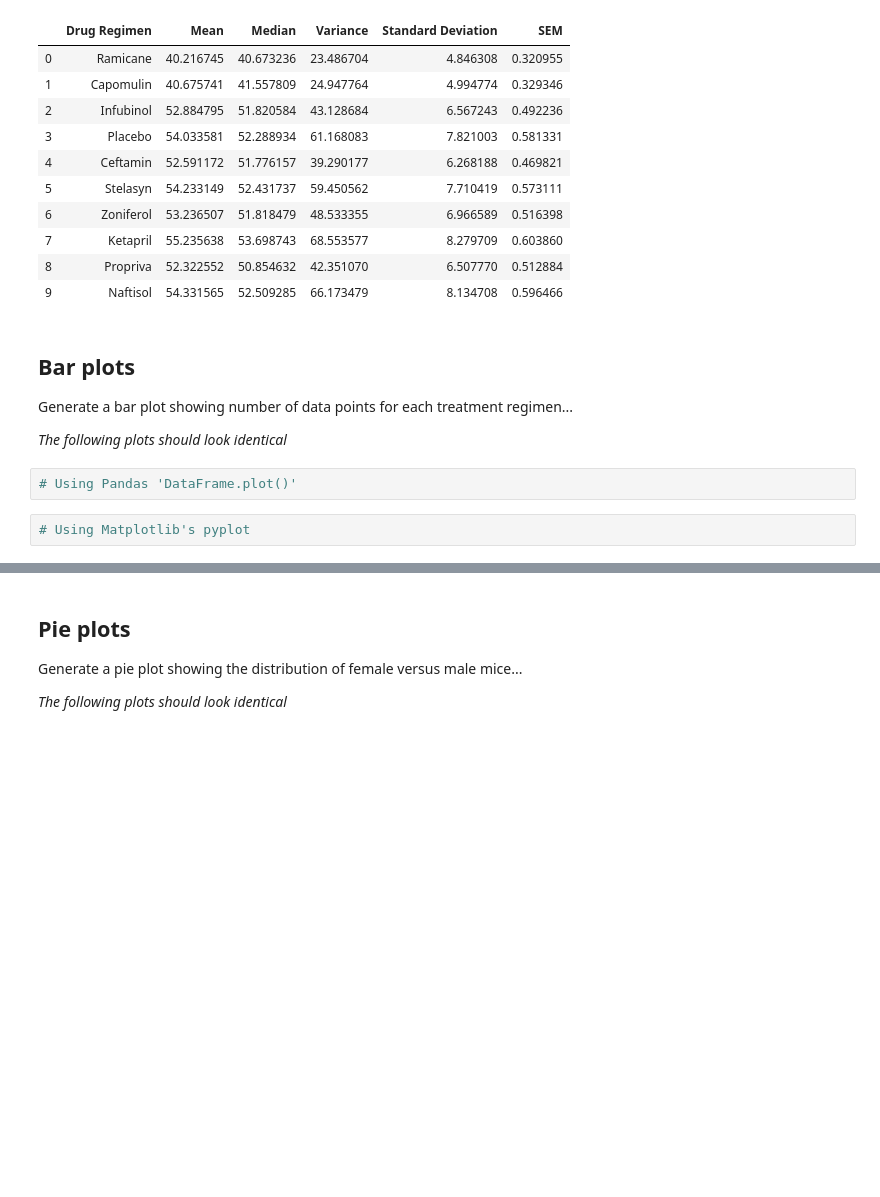
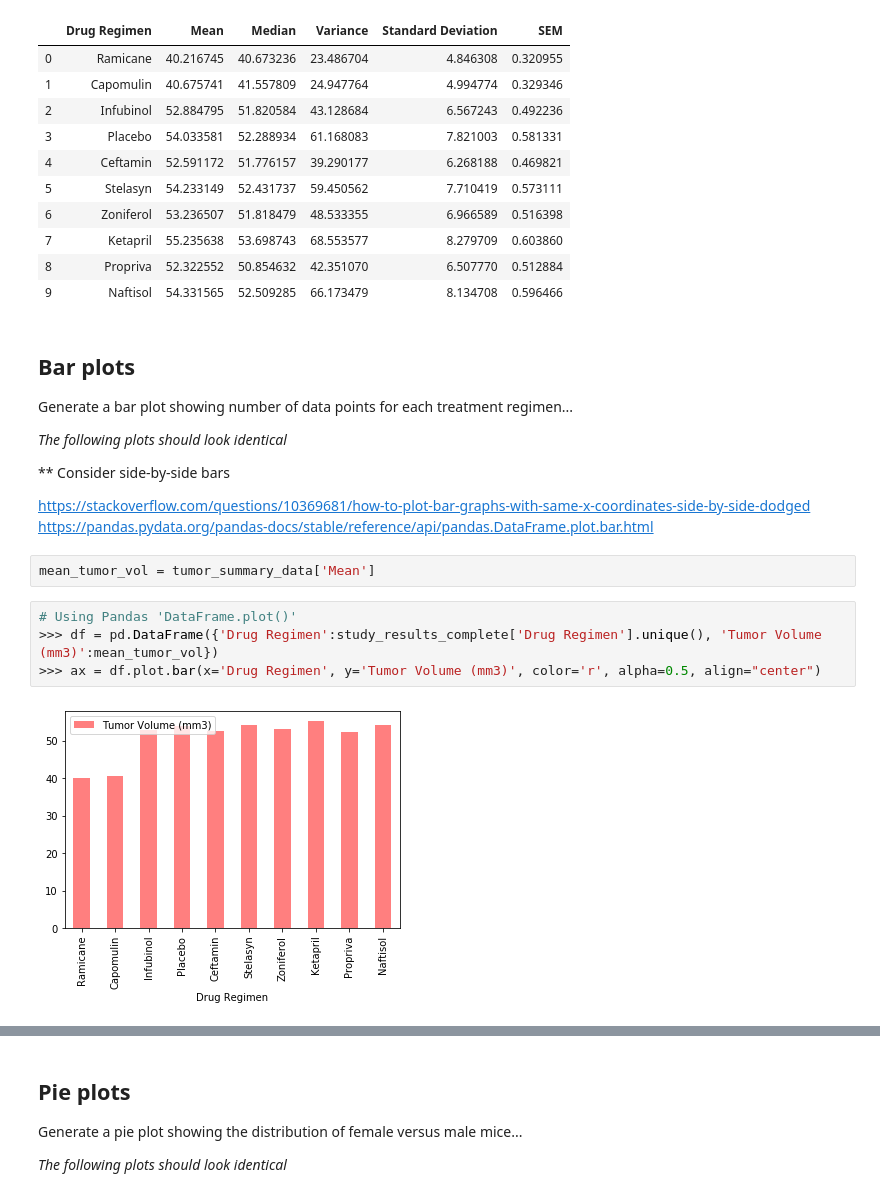
Before and after one commit to kirpatrick/mathplotlib-challenge, a Jupyter notebook: Pymaceuticals/pymaceuticals_starter.ipynb, the cells around one changed output, grey strips where cells are left out. Drawn from its saved outputs; the diff is of its cells as text; blank space fills up the shorter version.

Commit message:
Started bar graphs

```diff
--- a/Pymaceuticals/pymaceuticals_starter.ipynb
+++ b/Pymaceuticals/pymaceuticals_starter.ipynb
@@ -238,7 +207,16 @@ tumor_summary_data
 Generate a bar plot showing number of data points for each treatment regimen...
 
 *The following plots should look identical*
+
+** Consider side-by-side bars
+
+https://stackoverflow.com/questions/10369681/how-to-plot-bar-graphs-with-same-x-coordinates-side-by-side-dodged
+https://pandas.pydata.org/pandas-docs/stable/reference/api/pandas.DataFrame.plot.bar.html
-# %%
-# Using Pandas 'DataFrame.plot()'
-# %%
-# Using Matplotlib's pyplot
+# %%
+mean_tumor_vol = tumor_summary_data['Mean']
+# %%
+# Using Pandas 'DataFrame.plot()'
+>>> df = pd.DataFrame({'Drug Regimen':study_results_complete['Drug Regimen'].unique(), 'Tumor Volume (mm3)':mean_tumor_vol})
+>>> ax = df.plot.bar(x='Drug Regimen', y='Tumor Volume (mm3)', color='r', alpha=0.5, align="center")
+# %% [output]
+[figure, added]
```
Also changed, not shown: parts of 6 cells of this notebook.
